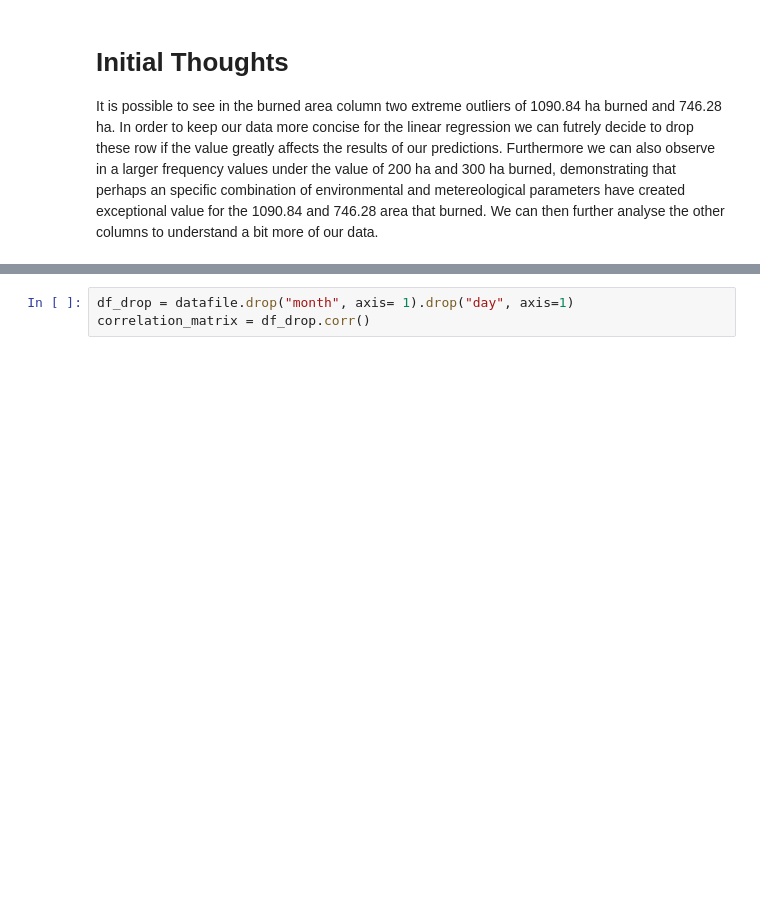
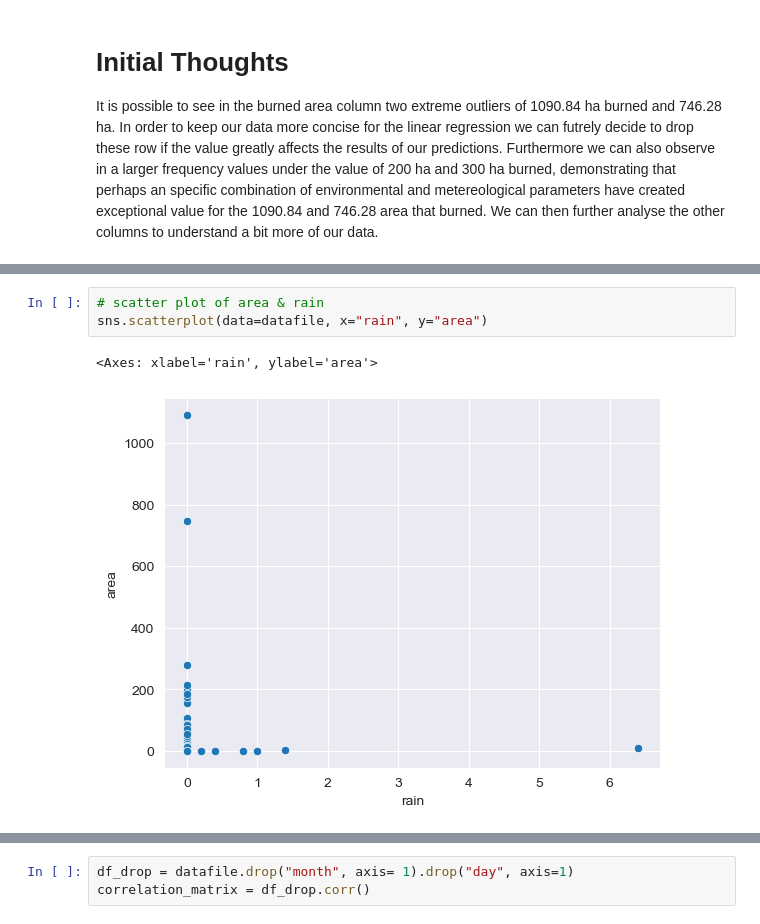
Before and after one commit to NevesLaura-NP/forest-fires, a Jupyter notebook: notebooks/Exploration.ipynb, the cells around one changed output, grey strips where cells are left out. Cells and saved outputs as stored; diff of their text form; blank space fills up the shorter version.

```diff
--- a/notebooks/Exploration.ipynb
+++ b/notebooks/Exploration.ipynb
@@ -136,0 +160,6 @@ sns.scatterplot(y=datafile["area"], x= datafile["month"])
+# %%
+# scatter plot of area & rain
+sns.scatterplot(data=datafile, x="rain", y="area")
+# %% [output]
+<Axes: xlabel='rain', ylabel='area'>
+[figure, added]
```
Also changed, not shown: parts of 31 cells of this notebook, 5 other files.
